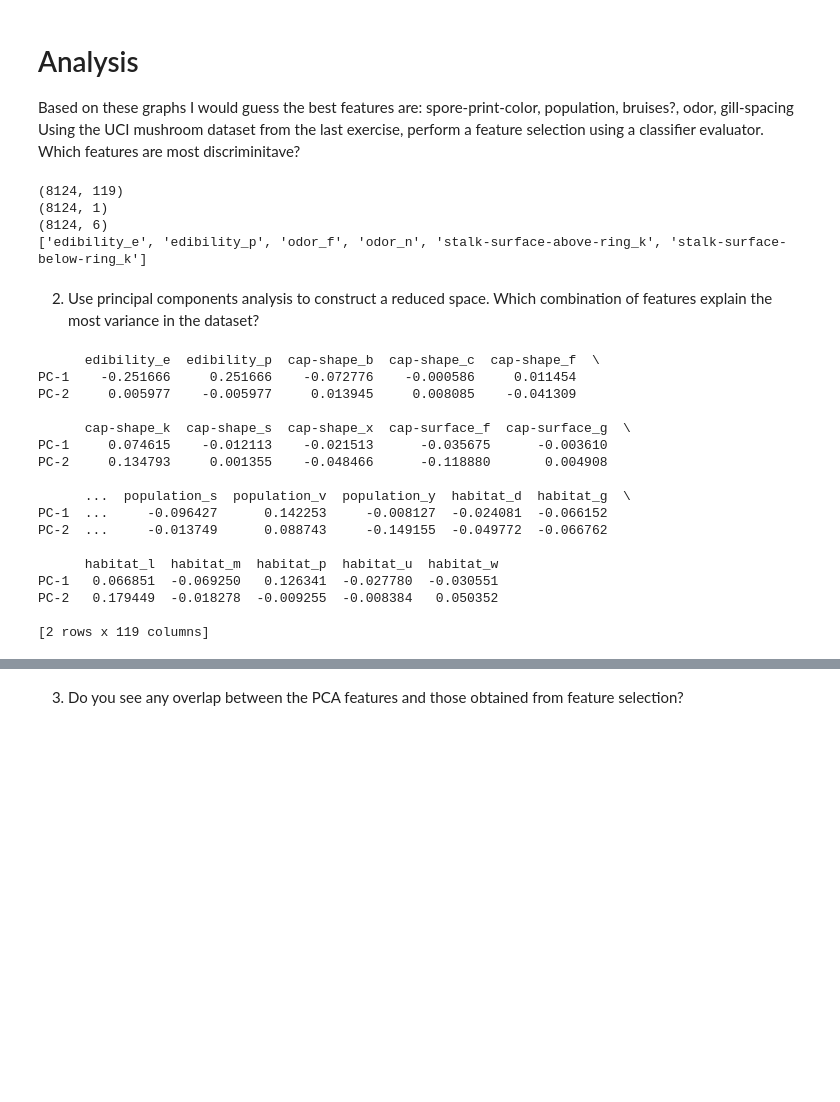
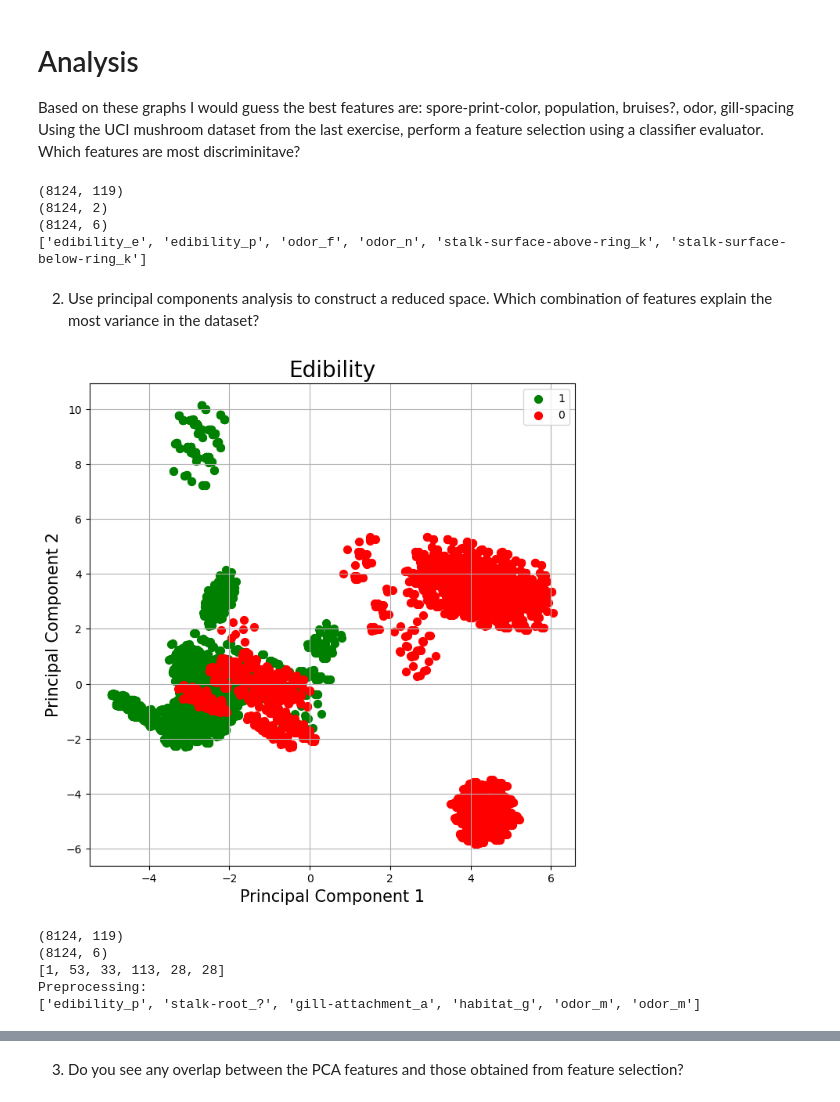
Before and after one commit to Ofplarsen/IDATT2502, a Jupyter notebook: Oving6/oving_6.ipynb, the cells around one changed output, grey strips where cells are left out. Saved outputs shown, nothing was run; the diff lists cells and outputs as text; code cells hidden in the pictures; blank space fills up the shorter version.

```diff
--- a/Oving6/oving_6.ipynb
+++ b/Oving6/oving_6.ipynb
@@ -52,23 +52,25 @@ for i, h in enumerate(edible.columns):
 Based on these graphs I would guess the best features are: spore-print-color, population, bruises?, odor, gill-spacing
 Using the UCI mushroom dataset from the last exercise, perform a feature selection using a classifier evaluator. Which features are most discriminitave?
 # %%
+from sklearn import preprocessing
 df_dummy = pd.get_dummies(df)
-
 skb = SelectKBest(chi2, k=6)
 
 X = df_dummy.values # data
-y = df_dummy[["edibility_e"]] #classification
+y = df_dummy[["edibility_e", "edibility_p"]] #classification
 
 print(X.shape)
 print(y.shape)
+
 skb.fit(X,y)
 X_new = skb.transform(X)
 
 print(X_new.shape)
-print([df_dummy.columns[i] for i in skb.get_support(indices=True)])
+skb_features = [df_dummy.columns[i] for i in skb.get_support(indices=True)]
+print(skb_features)
 # %% [output]
 (8124, 119)
-(8124, 1)
+(8124, 2)
 (8124, 6)
 ['edibility_e', 'edibility_p', 'odor_f', 'odor_n', 'stalk-surface-above-ring_k', 'stalk-surface-below-ring_k']
 # %% [markdown]
@@ -76,34 +78,61 @@ print([df_dummy.columns[i] for i in skb.get_support(indices=True)])
 # %%
 import pandas as pd
 import pylab as pl
-from sklearn import datasets
+from sklearn import datasets, decomposition
 from sklearn.decomposition import PCA
 
 # normalize data
 from sklearn import preprocessing
+
+
+
 data_scaled = pd.DataFrame(preprocessing.scale(df_dummy),columns = df_dummy.columns)
 
+#Show grouping with reduction to two dimensions
 # PCA
 pca = PCA(n_components=2)
-pca.fit_transform(data_scaled)
+x_pca = pca.fit_transform(data_scaled)
+# Dump components relations with features
+test = pd.DataFrame(data = pca.transform(data_scaled),columns=['PC-1','PC-2'])
+finalDf = pd.concat([test, df_dummy[['edibility_e']]], axis = 1)
 
-# Dump components relations with features:
-print(pd.DataFrame(pca.components_,columns=data_scaled.columns,index = ['PC-1','PC-2']))
+fig = plt.figure(figsize = (8,8))
+ax = fig.add_subplot(1,1,1)
+ax.set_xlabel('Principal Component 1', fontsize = 15)
+ax.set_ylabel('Principal Component 2', fontsize = 15)
+ax.set_title('Edibility', fontsize = 20)
+targets = [1, 0]
+colors = ['g', 'r']
+for target, color in zip(targets,colors):
+    indicesToKeep = finalDf['edibility_e'] == target
+    ax.scatter(finalDf.loc[indicesToKeep, 'PC-1']
+               , finalDf.loc[indicesToKeep, 'PC-2']
+               , c = color
+               , s = 50)
+ax.legend(targets)
+ax.grid()
 # %% [output]
-      edibility_e  edibility_p  cap-shape_b  cap-shape_c  cap-shape_f  \
-PC-1    -0.251666     0.251666    -0.072776    -0.000586     0.011454
-PC-2     0.005977    -0.005977     0.013945     0.008085    -0.041309
-
-      cap-shape_k  cap-shape_s  cap-shape_x  cap-surface_f  cap-surface_g  \
-PC-1     0.074615    -0.012113    -0.021513      -0.035675      -0.003610
-PC-2     0.134793     0.001355    -0.048466      -0.118880       0.004908
-
-      ...  population_s  population_v  population_y  habitat_d  habitat_g  \
-PC-1  ...     -0.096427      0.142253     -0.008127  -0.024081  -0.066152
-PC-2  ...     -0.013749      0.088743     -0.149155  -0.049772  -0.066762
-
-      habitat_l  habitat_m  habitat_p  habitat_u  habitat_w
-PC-1   0.066851  -0.069250   0.126341  -0.027780  -0.030551
-PC-2   0.179449  -0.018278  -0.009255  -0.008384   0.050352
-
-[2 rows x 119 columns]
+[figure, added]
+# %%
+#Best features:
+#Use preprocessing???
+
+data_scaled = pd.DataFrame(preprocessing.scale(df_dummy),columns = df_dummy.columns)
+print(data_scaled.shape)
+# PCA
+pca = PCA(n_components=6)
+x_pca = pca.fit_transform(data_scaled)
+#Transforms data into 7D
+
+print(x_pca.shape)
+best_features = [pca.components_[i].argmax() for i in range(x_pca.shape[1])] #Finds the n with the highest values for each feature
+print(best_features)
+feature_names_pre = [data_scaled.columns[best_features[i]] for i in range(x_pca.shape[1])] #Maps value to name
+print("Preprocessing:")
+print(feature_names_pre)
+# %% [output]
+(8124, 119)
+(8124, 6)
+[1, 53, 33, 113, 28, 28]
+Preprocessing:
+['edibility_p', 'stalk-root_?', 'gill-attachment_a', 'habitat_g', 'odor_m', 'odor_m']
```
Also changed, not shown: parts of 2 cells of this notebook, 1 other file.
